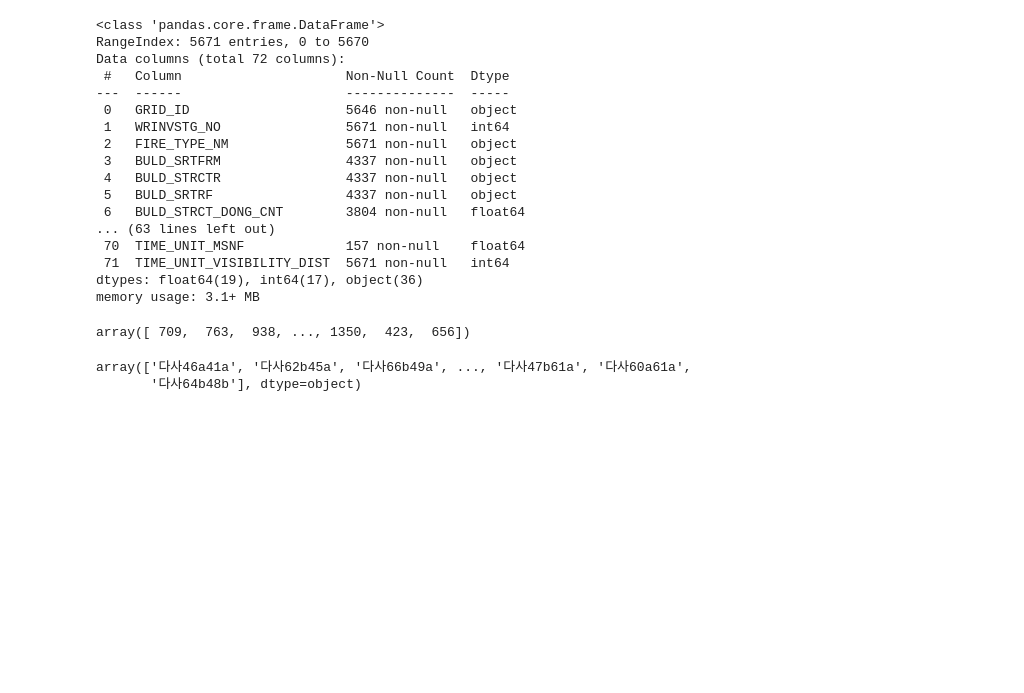
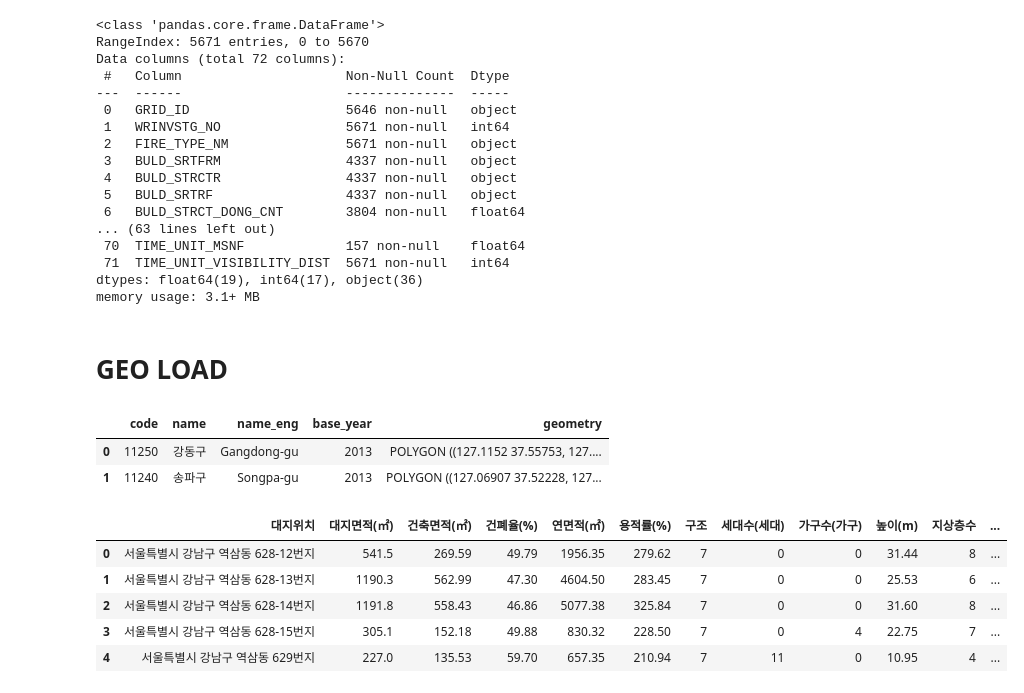
Before and after one commit to joonaeng/SA_AI_SEMI_PROJECT, a Jupyter notebook: Old_Structure_Seoul.ipynb, the cells around one changed output. Drawn from its saved outputs; the diff is of its cells as text; code cells hidden in the pictures; blank space fills up the shorter version.

```diff
--- a/Old_Structure_Seoul.ipynb
+++ b/Old_Structure_Seoul.ipynb
@@ -76,12 +54,22 @@ Data columns (total 72 columns):
  71  TIME_UNIT_VISIBILITY_DIST  5671 non-null   int64
 dtypes: float64(19), int64(17), object(36)
 memory usage: 3.1+ MB
-# %%
-df['time_unit'].unique()
-# %% [output]
-array([ 709,  763,  938, ..., 1350,  423,  656])
-# %%
-df1['GRID_ID'].unique()
-# %% [output]
-array(['다사46a41a', '다사62b45a', '다사66b49a', ..., '다사47b61a', '다사60a61a',
-       '다사64b48b'], dtype=object)
+# %% [markdown]
+# GEO LOAD
+# %%
+state_geo = gpd.read_file('dataset/lec12_seoul_geo_sigugun.json')
+state_geo.head(2)
+# %% [output]
+|  | code | name | name_eng | base_year | geometry |
+| 0 | 11250 | 강동구 | Gangdong-gu | 2013 | POLYGON ((127.1152 37.55753, 127.... |
+| 1 | 11240 | 송파구 | Songpa-gu | 2013 | POLYGON ((127.06907 37.52228, 127... |
+# %%
+df = pd.read_csv("dataset/gangnamgu.csv")
+df.head()
+# %% [output]
+|  | 대지위치 | 대지면적(㎡) | 건축면적(㎡) | 건폐율(%) | 연면적(㎡) | 용적률(%) | 구조 | 세대수(세대) | 가구수(가구) | 높이(m) | 지상층수 | ... |
+| 0 | 서울특별시 강남구 역삼동 628-12번지 | 541.5 | 269.59 | 49.79 | 1956.35 | 279.62 | 7 | 0 | 0 | 31.44 | 8 | ... |
+| 1 | 서울특별시 강남구 역삼동 628-13번지 | 1190.3 | 562.99 | 47.30 | 4604.50 | 283.45 | 7 | 0 | 0 | 25.53 | 6 | ... |
+| 2 | 서울특별시 강남구 역삼동 628-14번지 | 1191.8 | 558.43 | 46.86 | 5077.38 | 325.84 | 7 | 0 | 0 | 31.60 | 8 | ... |
+| 3 | 서울특별시 강남구 역삼동 628-15번지 | 305.1 | 152.18 | 49.88 | 830.32 | 228.50 | 7 | 0 | 4 | 22.75 | 7 | ... |
+| 4 | 서울특별시 강남구 역삼동 629번지 | 227.0 | 135.53 | 59.70 | 657.35 | 210.94 | 7 | 11 | 0 | 10.95 | 4 | ... |
```
Also changed, not shown: parts of 10 cells of this notebook, 2 other files.
